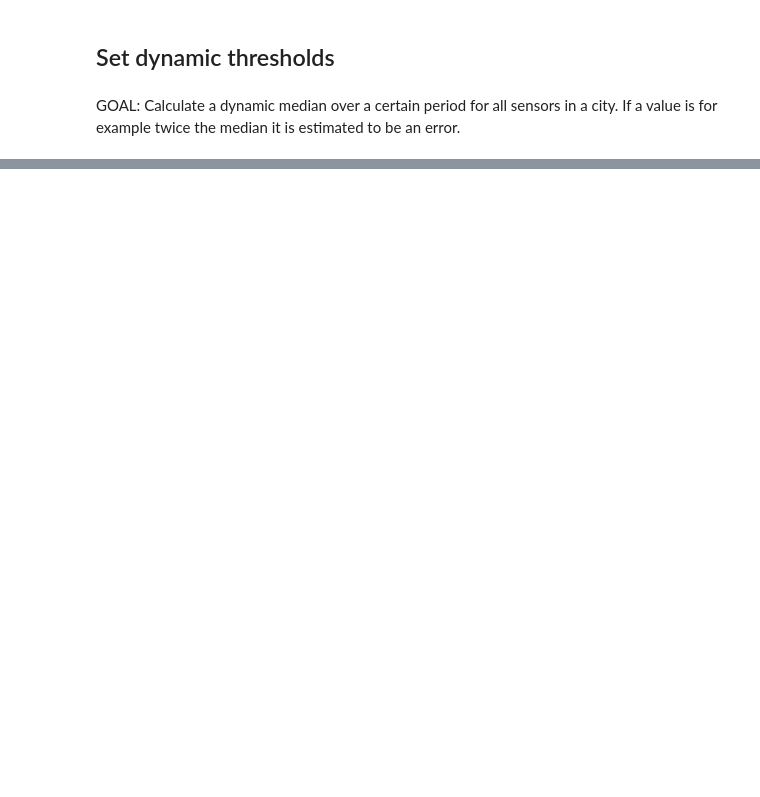
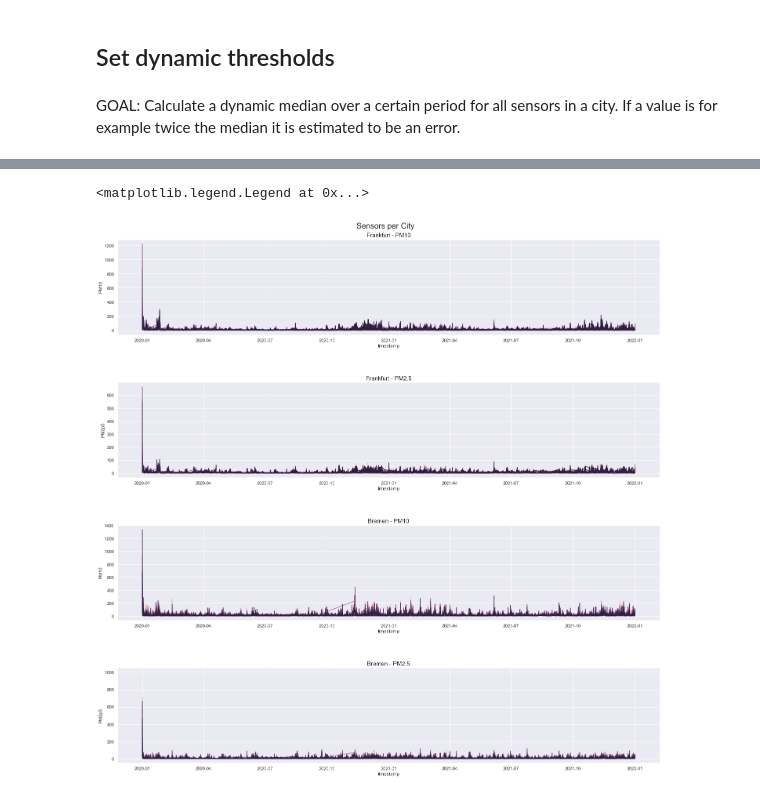
Before and after one commit to j-herbig/air-pollution, a Jupyter notebook: notebooks/EDA.ipynb, the cells around one changed output, grey strips where cells are left out. Drawn from its saved outputs; the diff is of its cells as text; code cells hidden in the pictures; blank space fills up the shorter version.

```diff
--- a/notebooks/EDA.ipynb
+++ b/notebooks/EDA.ipynb
@@ -12,7 +12,7 @@ plt.rcParams.update({'figure.facecolor':'white'})
 # %% [markdown]
 # Load data and do basic formatting
 # %%
-df = pd.read_csv("../data/processed_sensor_dwd.csv", index_col=0)
+df = pd.read_csv("../data/processed_sensor_dwd_train.csv", index_col=0)
 # %%
 # convert timestamp to datetime
 df['timestamp'] = pd.to_datetime(df['timestamp'])
@@ -459,0 +765,48 @@ GOAL: Calculate a dynamic median over a certain period for all sensors in a city
+# %%
+fig, (ax1, ax2, ax3, ax4) = plt.subplots(4, 1, figsize=(20, 20))
+plt.suptitle("Sensors per City", fontsize=20) # title of plot
+fig.tight_layout() # tight_layout automatically adjusts subplot params so that the subplot(s) fits in to the figure area
+plt.subplots_adjust(hspace = .5, wspace = .2, top = .95) # adjusts the space between the single subplots
+
+# get ids match them with the cities
+labels_frankfurt = set(df.query("city=='Frankfurt'")['location_id'])
+labels_bremen = set(df.query("city=='Bremen'")['location_id'])
+
+# plot PM10 data of Frankfurt
+sns.lineplot(data=df[df['city']=='Frankfurt'], x='timestamp', y='PM10', hue='location_id', ax=ax1, legend=False)
+# sns.lineplot(data=df[df['city']=='Frankfurt'][['timestamp', 'PM10_median']].groupby('timestamp').mean(), x='timestamp', y='PM10_median', ax=ax1, legend=False, color='r') # plot median
+# sns.lineplot(data=df[df['city']=='Frankfurt'][['timestamp', 'PM10_threshold']].groupby('timestamp').mean(), x='timestamp', y='PM10_threshold', ax=ax1, legend=False, color='g') # plot threshold
+ax1.legend(labels=labels_frankfurt) # assign a unique color to every id
+ax1.set_title('Frankfurt - PM10', fontsize = 15) # set title and font size
+ax1.legend([], [], frameon=False) # hide legend
+
+# plot PM2.5 data for Frankfurt
+sns.lineplot(data=df[df['city']=='Frankfurt'], x='timestamp', y='PM2p5', hue='location_id', ax=ax2, legend=False)
+# sns.lineplot(data=df[df['city']=='Frankfurt'][['timestamp', 'PM2p5_median']].groupby('timestamp').mean(), x='timestamp', y='PM2p5_median', ax=ax2, legend=False, color='r') # plot median
+# sns.lineplot(data=df[df['city']=='Frankfurt'][['timestamp', 'PM2p5_threshold']].groupby('timestamp').mean(), x='timestamp', y='PM2p5_threshold', ax=ax2, legend=False, color='g') # plot threshold
+ax2.legend(labels=labels_frankfurt)
+ax2.set_title('Frankfurt - PM2.5', fontsize = 15)
+ax2.legend([], [], frameon=False)
+
+# plot PM10 data for Bremen
+sns.lineplot(data=df[df['city']=='Bremen'], x='timestamp', y='PM10', hue='location_id', ax=ax3, legend=False)
+# sns.lineplot(data=df[df['city']=='Bremen'][['timestamp', 'PM10_median']].groupby('timestamp').mean(), x='timestamp', y='PM10_median', ax=ax3, legend=False, color='r') # plot median
+# sns.lineplot(data=df[df['city']=='Bremen'][['timestamp', 'PM10_threshold']].groupby('timestamp').mean(), x='timestamp', y='PM10_threshold', ax=ax3, legend=False, color='g') # plot threshold
+ax3.legend(labels=labels_bremen)
+ax3.set_title('Bremen - PM10', fontsize = 15)
+ax3.legend([], [], frameon=False)
+
+# plot PM2.5 data for Bremen
+sns.lineplot(data=df[df['city']=='Bremen'], x='timestamp', y='PM2p5', hue='location_id', ax=ax4, legend=False)
+# sns.lineplot(data=df[df['city']=='Bremen'][['timestamp', 'PM2p5_median']].groupby('timestamp').mean(), x='timestamp', y='PM2p5_median', ax=ax4, legend=False, color='r') # plot median
+# sns.lineplot(data=df[df['city']=='Bremen'][['timestamp', 'PM2p5_threshold']].groupby('timestamp').mean(), x='timestamp', y='PM2p5_threshold', ax=ax4, legend=False, color='g') # plot threshold
+ax4.legend(labels=labels_bremen)
+ax4.set_title('Bremen - PM2.5', fontsize = 15)
+ax4.legend([], [], frameon=False)
+
+# # set y axis limits
+# for axis in [ax1, ax2, ax3, ax4]:
+#     axis.set_ylim(0, 100)
+# %% [output]
+<matplotlib.legend.Legend at 0x...>
+[figure, added]
```
Also changed, not shown: parts of 40 cells of this notebook.
